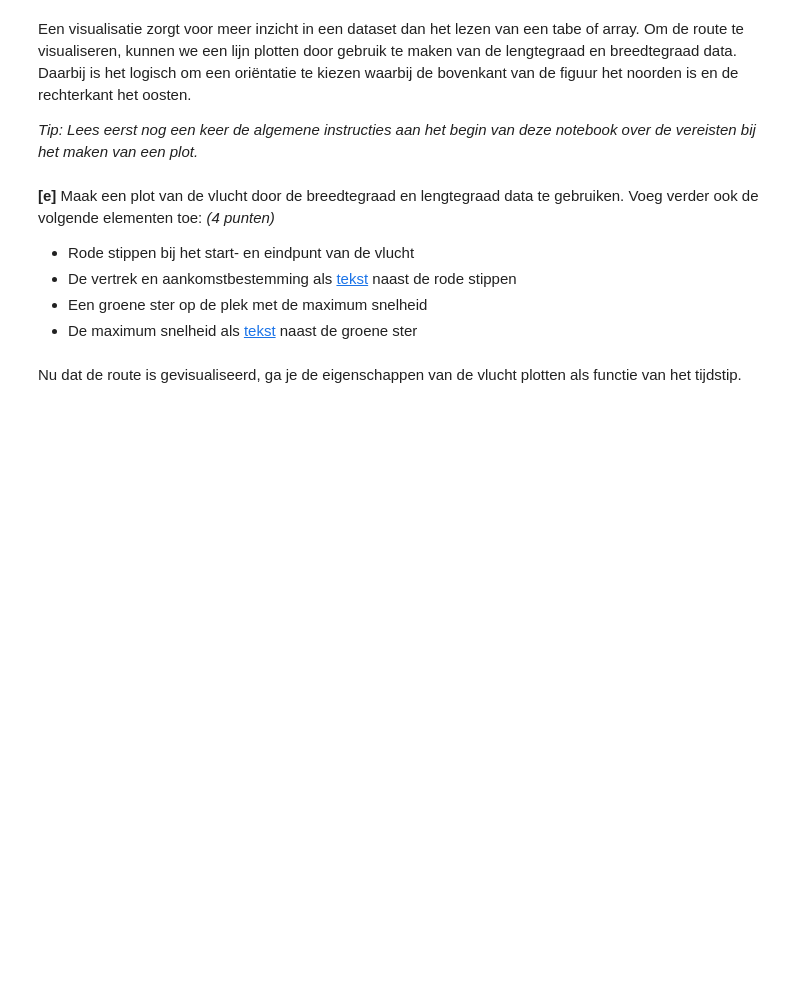
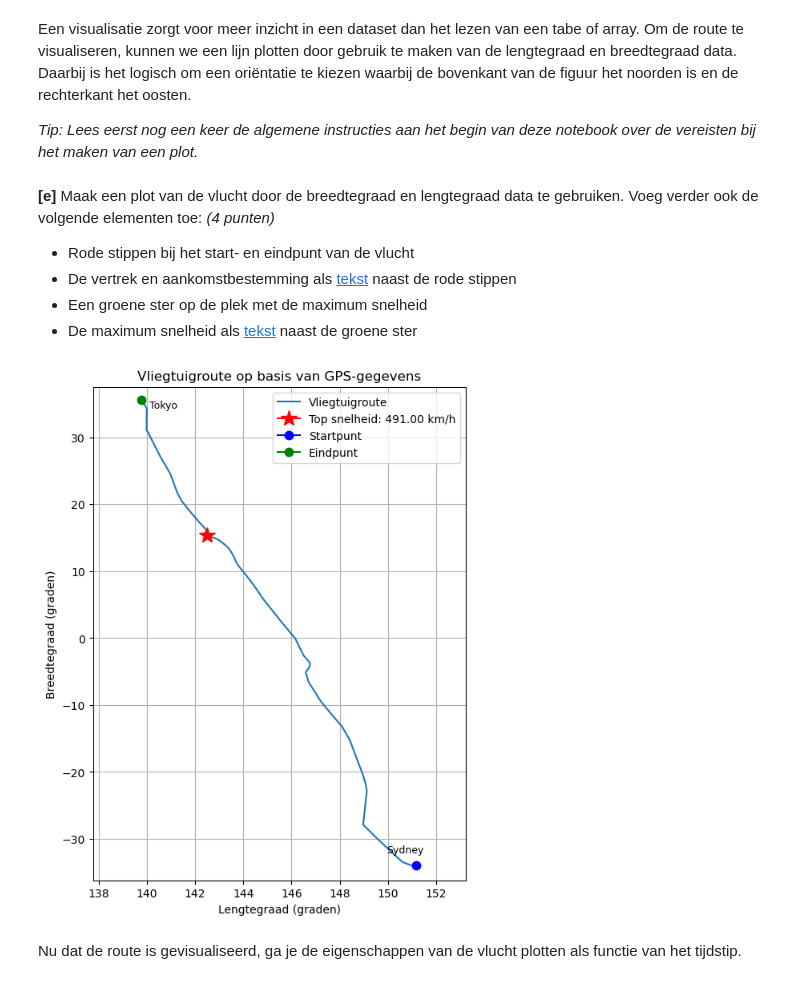
Before and after one commit to TheCaspeer/Universiteit-Leiden, a Jupyter notebook: PM mod4/Huiswerk4.ipynb, the cells around one changed output. Saved outputs shown, nothing was run; the diff lists cells and outputs as text; code cells hidden in the pictures; blank space fills up the shorter version.

```diff
--- a/PM mod4/Huiswerk4.ipynb
+++ b/PM mod4/Huiswerk4.ipynb
@@ -255,14 +255,12 @@ De `genfromtxt()` functie van NumPy is handig om data uit een [tekstbestand](htt
 # %%
 utc,latitude,longitude,altitude,speed = np.genfromtxt(
     'flight_data.csv',
-    dtype=(object,float,float,float,float),
     delimiter=',',
+    dtype=('datetime64[s]', float, float, float, float),
     names=True,
     usecols=(0,2,3,4,5),
     unpack=True,
     )
-
-utc = utc.astype('datetime64[ms]') # convert datatype for UTC to milliseconds
 
 # Controlling for NaNs
 print(f"Hoeveelheid NaNs in latitude: {np.sum(np.isnan(latitude))}")
@@ -390,7 +372,45 @@ Een visualisatie zorgt voor meer inzicht in een dataset dan het lezen van een ta
 - Een groene ster op de plek met de maximum snelheid
 - De maximum snelheid als [tekst](https://matplotlib.org/stable/api/_as_gen/matplotlib.pyplot.text.html) naast de groene ster
 # %%
-# ...
+top_speed_index = np.nanargmax(speed)
+top_speed = speed[top_speed_index]
+
+
+'''
+Plots the flight as a function of longitude (x-axis), and longitude (y-axis):
+with the more eastern (higher) longitude to the right,
+and the more northern (higher) latitude to the top.
+'''
+
+
+fig, ax = plt.subplots(figsize=(6,8))
+ax.plot(longitude, latitude, label="Vliegtuigroute")
+ax.set_xlabel("Lengtegraad (graden)")
+ax.set_ylabel("Breedtegraad (graden)")
+ax.grid(True)
+ax.set_title("Vliegtuigroute op basis van GPS-gegevens")
+
+# defining plot limutes
+plt.xlim(longitude.min() - 2, longitude.max() + 2)
+plt.ylim(latitude.min() - 2, latitude.max() + 2)
+
+# Plotting top speed point
+ax.plot(longitude[top_speed_index], latitude [top_speed_index], label=f"Top snelheid: {top_speed:.2f} km/h", marker="*",c="red", markersize=15)
+
+# Plotting start point
+ax.plot(longitude[0], latitude[0], c="blue", label="Startpunt",marker=".",markersize=15)
+begin_loc = "Sydney"
+plt.text(longitude[0]+0.3, latitude[0]+1.5, begin_loc, fontsize=9, verticalalignment='bottom', horizontalalignment='right') # offset is arbitrarily chosen to prevent text overlapping with point
+
+# Plotting end point
+ax.plot(longitude[-1], latitude[-1], c="green", label="Eindpunt",marker=".",markersize=15)
+end_loc = "Tokyo"
+plt.text(longitude[-1]+1.5, latitude[-1]-1.5, end_loc, fontsize=9, verticalalignment='bottom', horizontalalignment='right') # offset is arbitrarily chosen to prevent text overlapping with point
+
+ax.legend()
+plt.show()
+# %% [output]
+[figure, added]
 # %% [markdown]
 Nu dat de route is gevisualiseerd, ga je de eigenschappen van de vlucht plotten als functie van het tijdstip.
 # %% [markdown]
```
Also changed, not shown: parts of 5 cells of this notebook.
